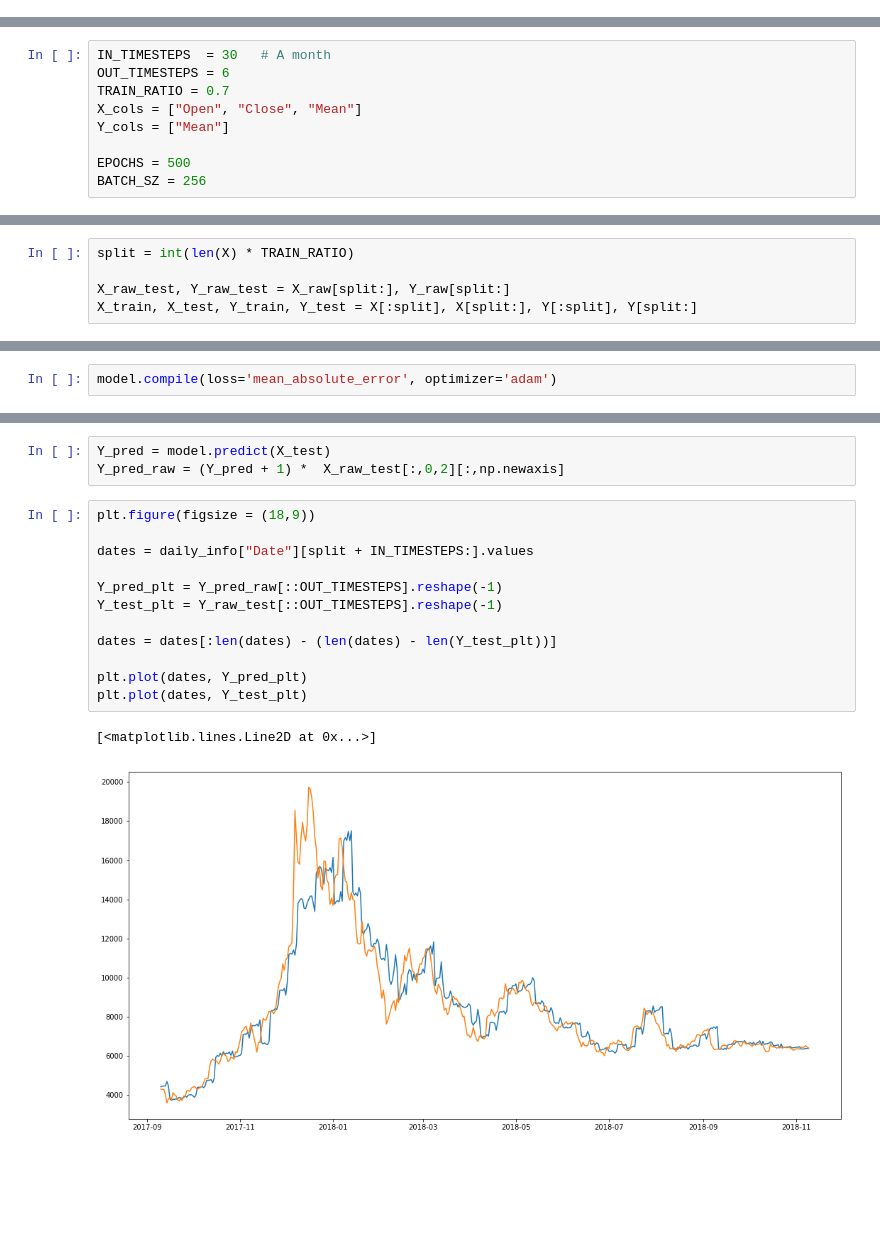
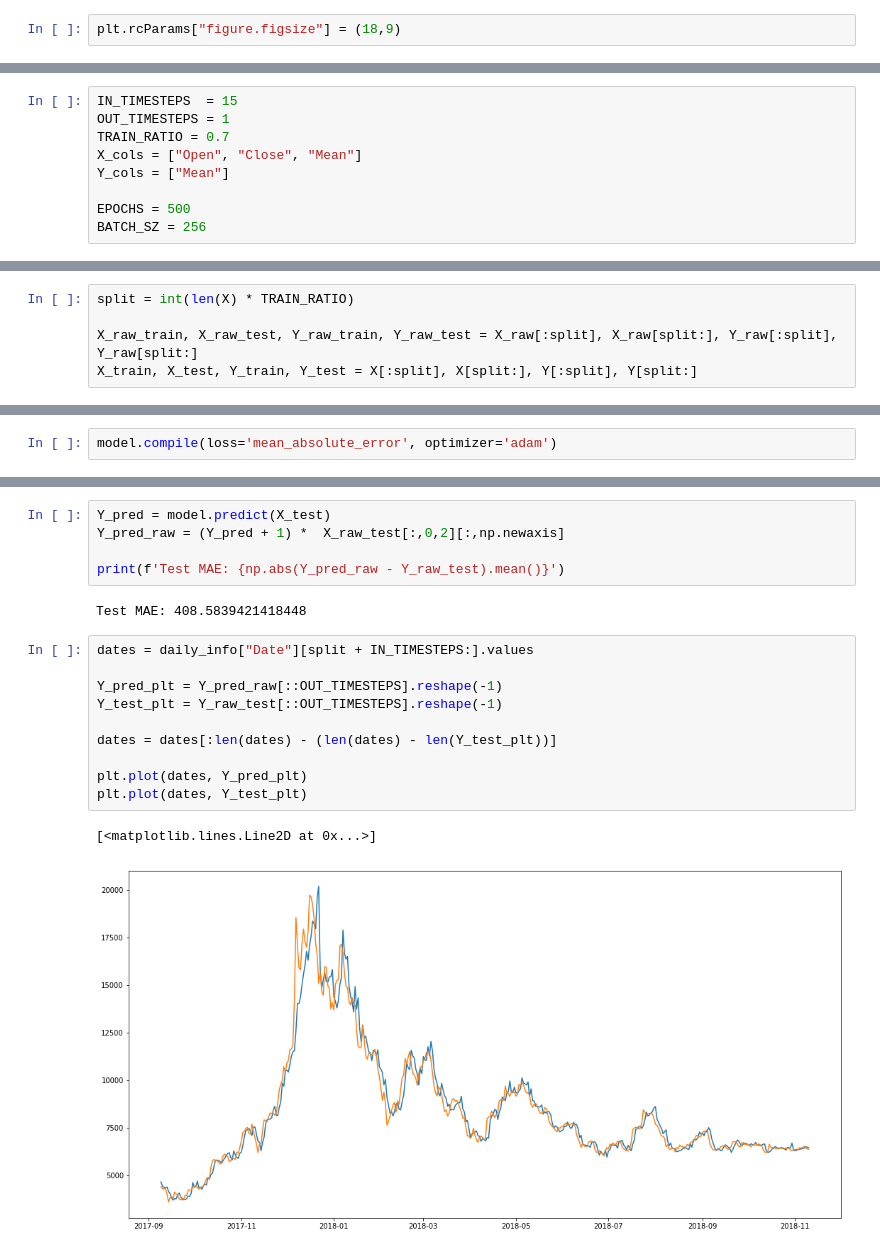
Before and after one commit to Angelogeb/data-mining, a Jupyter notebook: hw4/LSTM for Timeseries.ipynb, the cells around one changed output, grey strips where cells are left out. Cells and saved outputs as stored; diff of their text form; blank space fills up the shorter version.

```diff
--- a/hw4/LSTM for Timeseries.ipynb
+++ b/hw4/LSTM for Timeseries.ipynb
@@ -15,3 +16,5 @@ Using TensorFlow backend.
+# %%
+plt.rcParams["figure.figsize"] = (18,9)
 # %% [markdown]
 #### Data with many null values
 # %%
@@ -165,8 +167,8 @@ The windows can either overlap or not [[6]](https://machinelearningmastery.com/p
 # %% [markdown]
 ## Model
 # %%
-IN_TIMESTEPS  = 30   # A month
-OUT_TIMESTEPS = 6
+IN_TIMESTEPS  = 15
+OUT_TIMESTEPS = 1
 TRAIN_RATIO = 0.7
 X_cols = ["Open", "Close", "Mean"]
 Y_cols = ["Mean"]
@@ -202,7 +209,7 @@ Y = (Y_raw / X_raw[:,0,2].reshape((-1,1))) - 1
 # %%
 split = int(len(X) * TRAIN_RATIO)
 
-X_raw_test, Y_raw_test = X_raw[split:], Y_raw[split:]
+X_raw_train, X_raw_test, Y_raw_train, Y_raw_test = X_raw[:split], X_raw[split:], Y_raw[:split], Y_raw[split:]
 X_train, X_test, Y_train, Y_test = X[:split], X[split:], Y[:split], Y[split:]
 # %%
 def build_lstm_nn(out_size, timesteps, input_shape):
@@ -240,18 +247,20 @@ Epoch 500/500
 # %%
 Y_pred = model.predict(X_test)
 Y_pred_raw = (Y_pred + 1) *  X_raw_test[:,0,2][:,np.newaxis]
+
+print(f'Test MAE: {np.abs(Y_pred_raw - Y_raw_test).mean()}')
+# %% [output]
+Test MAE: 408.5839421418448
 # %%
-plt.figure(figsize = (18,9))
-
 dates = daily_info["Date"][split + IN_TIMESTEPS:].values
 
 Y_pred_plt = Y_pred_raw[::OUT_TIMESTEPS].reshape(-1)
 Y_test_plt = Y_raw_test[::OUT_TIMESTEPS].reshape(-1)
 
 dates = dates[:len(dates) - (len(dates) - len(Y_test_plt))]
 
 plt.plot(dates, Y_pred_plt)
 plt.plot(dates, Y_test_plt)
 # %% [output]
 [<matplotlib.lines.Line2D at 0x...>]
-[figure, old version]
+[figure, new version]
```
Also changed, not shown: parts of 6 cells of this notebook.
